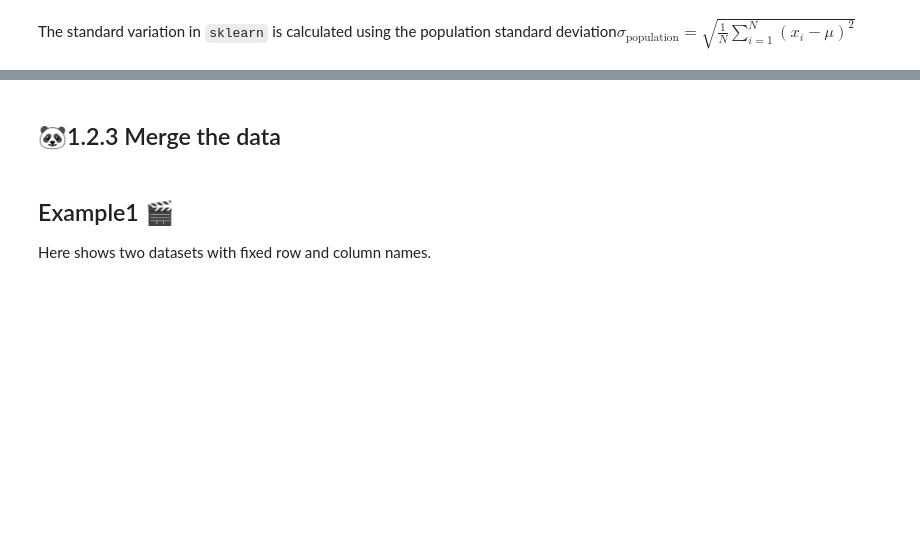
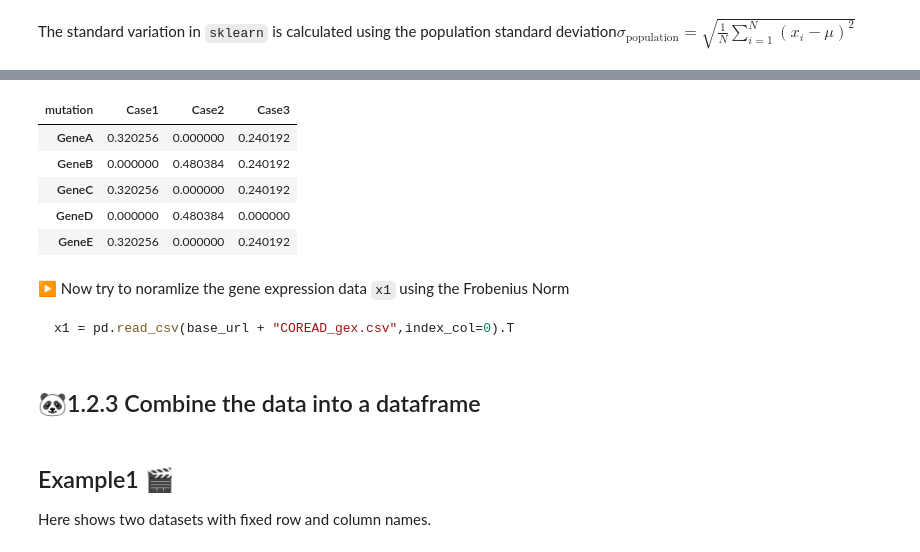
Before and after one commit to WanbingZeng/OMINEX, a Jupyter notebook: Chapeter 1 Data Loading and Preprocessing.ipynb, the cells around one changed output, grey strips where cells are left out. Saved outputs shown, nothing was run; the diff lists cells and outputs as text; code cells hidden in the pictures; blank space fills up the shorter version.

````diff
--- a/Chapeter 1 Data Loading and Preprocessing.ipynb
+++ b/Chapeter 1 Data Loading and Preprocessing.ipynb
@@ -479,5 +525,23 @@ print("\nNormalized Matrix:\n", A_normalized)
+# %%
+# Calculate the Frobenius norm of the mean-normalized DataFrame
+frobenius_norm = np.linalg.norm(df_mean_normalized.values, 'fro')
+# Normalize the matrix using the Frobenius norm
+A_normalized = df_mean_normalized / frobenius_norm
+A_normalized
+# %% [output]
+| mutation | Case1 | Case2 | Case3 |
+| GeneA | 0.320256 | 0.000000 | 0.240192 |
+| GeneB | 0.000000 | 0.480384 | 0.240192 |
+| GeneC | 0.320256 | 0.000000 | 0.240192 |
+| GeneD | 0.000000 | 0.480384 | 0.000000 |
+| GeneE | 0.320256 | 0.000000 | 0.240192 |
+# %% [markdown]
+▶️ Now try to noramlize the gene expression data `x1` using the Frobenius Norm
+```python
+x1 = pd.read_csv(base_url + "COREAD_gex.csv",index_col=0).T
+```
 # %% [markdown]
-## 🐼1.2.3 Merge the data
+## 🐼1.2.3 Combine the data into a dataframe
 # %% [markdown]
 ## Example1 🎬
 Here shows two datasets with fixed row and column names.
````
Also changed, not shown: parts of 25 cells of this notebook.
